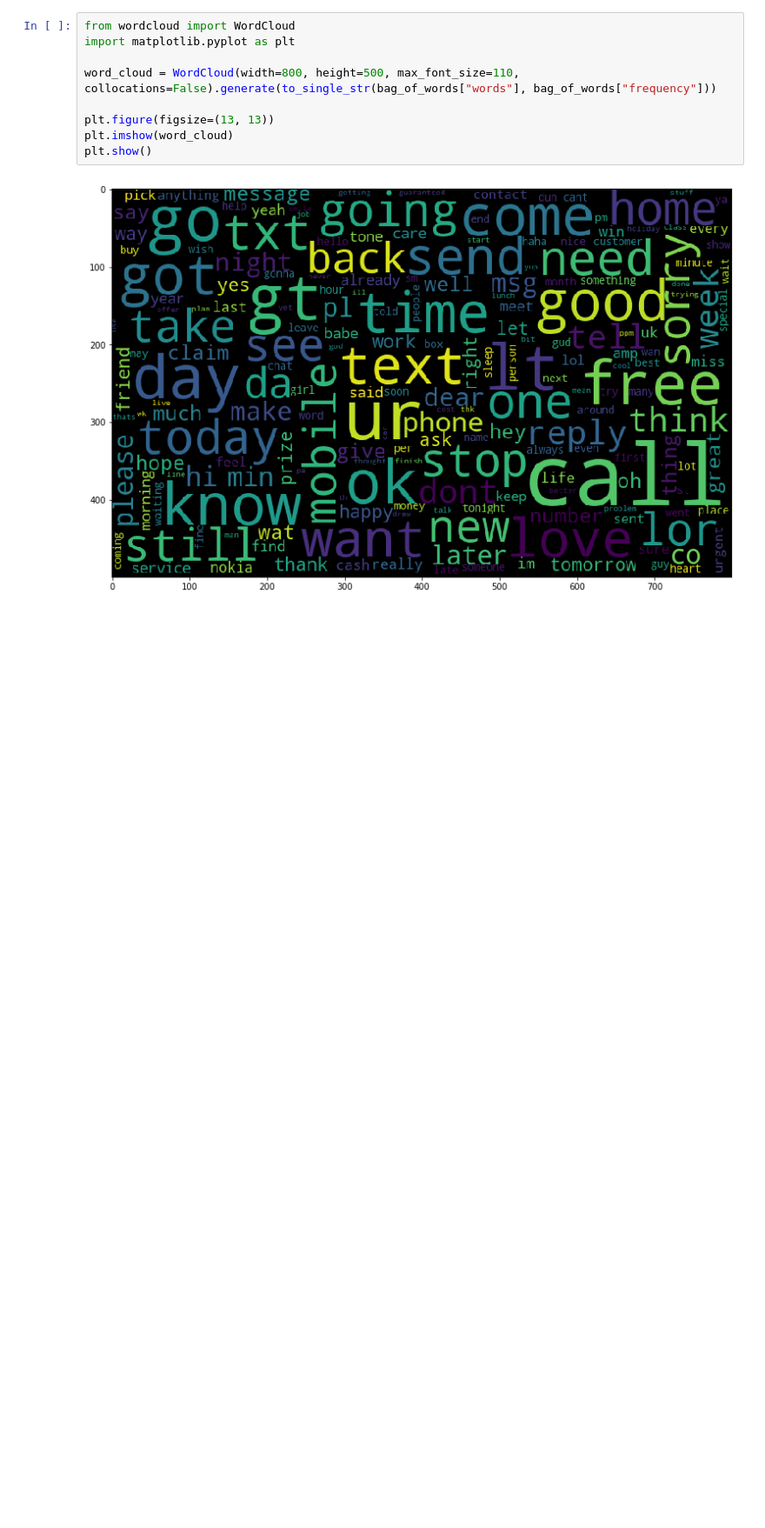
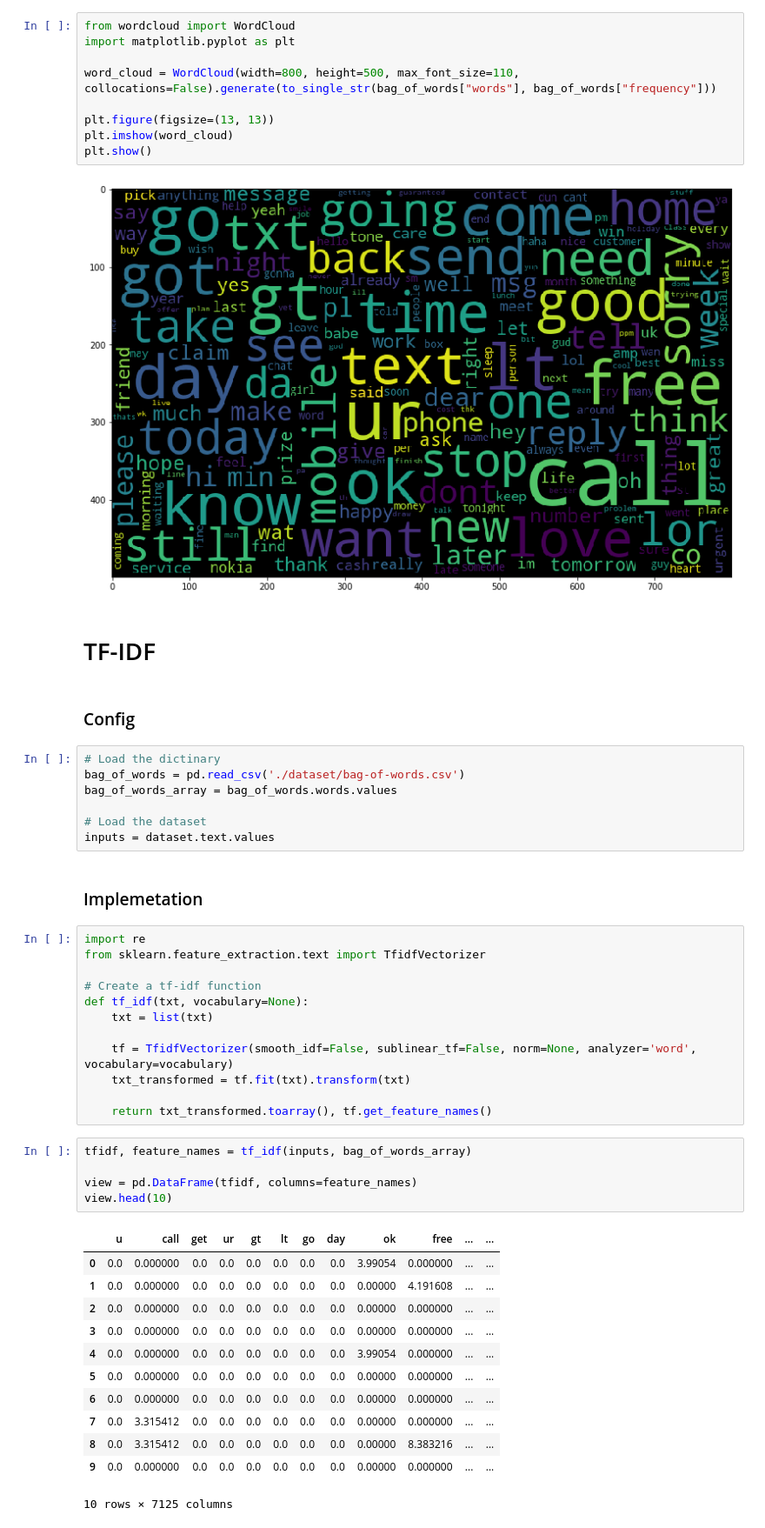
Before and after one commit to alaurentinoofficial/sms-spam-detection, a Jupyter notebook: Model.ipynb, the cells around one changed output. Shown at 87% size. Saved outputs shown, nothing was run; the diff lists cells and outputs as text; blank space fills up the shorter version.

```diff
--- a/Model.ipynb
+++ b/Model.ipynb
@@ -225,3 +225,46 @@ plt.imshow(word_cloud)
 plt.show()
 # %% [output]
 [figure]
+# %% [markdown]
+# TF-IDF
+# %% [markdown]
+### Config
+# %%
+# Load the dictinary
+bag_of_words = pd.read_csv('./dataset/bag-of-words.csv')
+bag_of_words_array = bag_of_words.words.values
+
+# Load the dataset
+inputs = dataset.text.values
+# %% [markdown]
+### Implemetation
+# %%
+import re
+from sklearn.feature_extraction.text import TfidfVectorizer
+
+# Create a tf-idf function
+def tf_idf(txt, vocabulary=None):
+    txt = list(txt)
+
+    tf = TfidfVectorizer(smooth_idf=False, sublinear_tf=False, norm=None, analyzer='word', vocabulary=vocabulary)
+    txt_transformed = tf.fit(txt).transform(txt)
+
+    return txt_transformed.toarray(), tf.get_feature_names()
+# %%
+tfidf, feature_names = tf_idf(inputs, bag_of_words_array)
+
+view = pd.DataFrame(tfidf, columns=feature_names)
+view.head(10)
+# %% [output]
+|  | u | call | get | ur | gt | lt | go | day | ok | free | ... | ... |
+| 0 | 0.0 | 0.000000 | 0.0 | 0.0 | 0.0 | 0.0 | 0.0 | 0.0 | 3.99054 | 0.000000 | ... | ... |
+| 1 | 0.0 | 0.000000 | 0.0 | 0.0 | 0.0 | 0.0 | 0.0 | 0.0 | 0.00000 | 4.191608 | ... | ... |
+| 2 | 0.0 | 0.000000 | 0.0 | 0.0 | 0.0 | 0.0 | 0.0 | 0.0 | 0.00000 | 0.000000 | ... | ... |
+| 3 | 0.0 | 0.000000 | 0.0 | 0.0 | 0.0 | 0.0 | 0.0 | 0.0 | 0.00000 | 0.000000 | ... | ... |
+| 4 | 0.0 | 0.000000 | 0.0 | 0.0 | 0.0 | 0.0 | 0.0 | 0.0 | 3.99054 | 0.000000 | ... | ... |
+| 5 | 0.0 | 0.000000 | 0.0 | 0.0 | 0.0 | 0.0 | 0.0 | 0.0 | 0.00000 | 0.000000 | ... | ... |
+| 6 | 0.0 | 0.000000 | 0.0 | 0.0 | 0.0 | 0.0 | 0.0 | 0.0 | 0.00000 | 0.000000 | ... | ... |
+| 7 | 0.0 | 3.315412 | 0.0 | 0.0 | 0.0 | 0.0 | 0.0 | 0.0 | 0.00000 | 0.000000 | ... | ... |
+| 8 | 0.0 | 3.315412 | 0.0 | 0.0 | 0.0 | 0.0 | 0.0 | 0.0 | 0.00000 | 8.383216 | ... | ... |
+| 9 | 0.0 | 0.000000 | 0.0 | 0.0 | 0.0 | 0.0 | 0.0 | 0.0 | 0.00000 | 0.000000 | ... | ... |
+10 rows × 7125 columns
```
Also changed, not shown: parts of 1 cell of this notebook.
